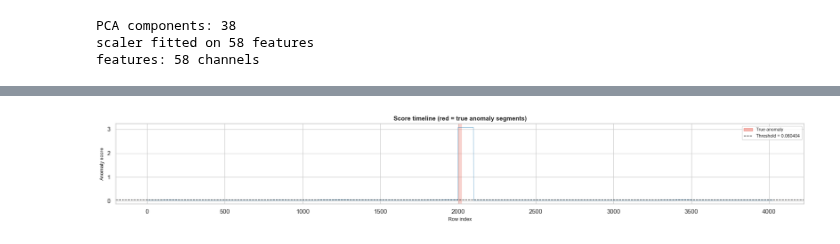
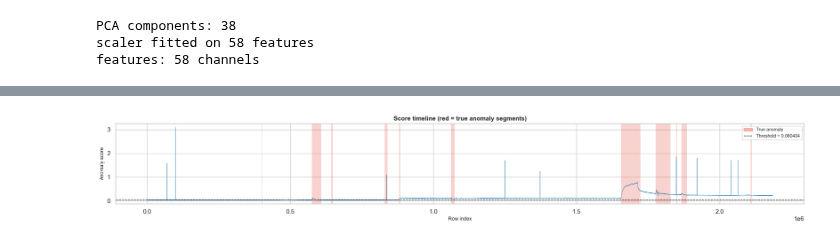
Before and after one commit to alexfederolf/sentinel, a Jupyter notebook: notebooks/15_predictor.ipynb, the cells around one changed output, grey strips where cells are left out. Drawn from its saved outputs; the diff is of its cells as text; code cells hidden in the pictures.

```diff
--- a/notebooks/15_predictor.ipynb
+++ b/notebooks/15_predictor.ipynb
@@ -101,7 +73,7 @@ The function is deliberately pure: no file I/O, no plotting, no globals.
 # %%
 def predict_slice(df_raw: pd.DataFrame, threshold: float = PCA_THRESHOLD) -> dict:
     """
-    Run the PCA anomaly detector on a slice of raw sensor data.
+    Run the PCA anomaly detector on a slice (or the whole test set).
 
     Parameters
     ----------
@@ -190,0 +168,19 @@ Four plots, one per cell — same set the API will expose to the frontend.
+# %%
+y_true = df_test["is_anomaly"].values
+y_pred = out["labels"]
+
+t0 = time.time()
+metrics = compute_all_metrics(y_true, y_pred)
+print(f"compute_all_metrics: {time.time() - t0:.1f}s")
+
+metric_groups = {
+    "event"       : ["event_f05", "event_f1", "event_f2",
+                     "event_precision", "event_recall"],
+    "ESA (kaggle)": ["esa_f05", "esa_precision", "esa_recall", "esa_tnr"],
+    "counts"      : ["event_detection_rate", "tp_events", "n_events",
+                     "fp_pred_events"],
+    "point-adjust": ["pa_f1", "pa_precision", "pa_recall"],
+    "row-level"   : ["row_precision", "row_recall", "row_f1"],
+}
+rows = [(grp, k, metrics[k]) for grp, keys in metric_groups.items() for k in keys]
+pd.DataFrame(rows, columns=["group", "metric", "value"]).set_index(["group", "metric"])
@@ -195,4 +222,7 @@ plot_score_distribution(out["row_scores"], y_true, out["threshold"]);
 # %%
-plot_score_timeline(out["row_scores"], y_true, out["threshold"]);
+plot_score_timeline(
+    out["row_scores"], y_true, out["threshold"],
+    sample_frac=0.05,
+);
 # %% [output]
-[figure, old version]
+[figure, new version]
```
Also changed, not shown: parts of 22 cells of this notebook.
